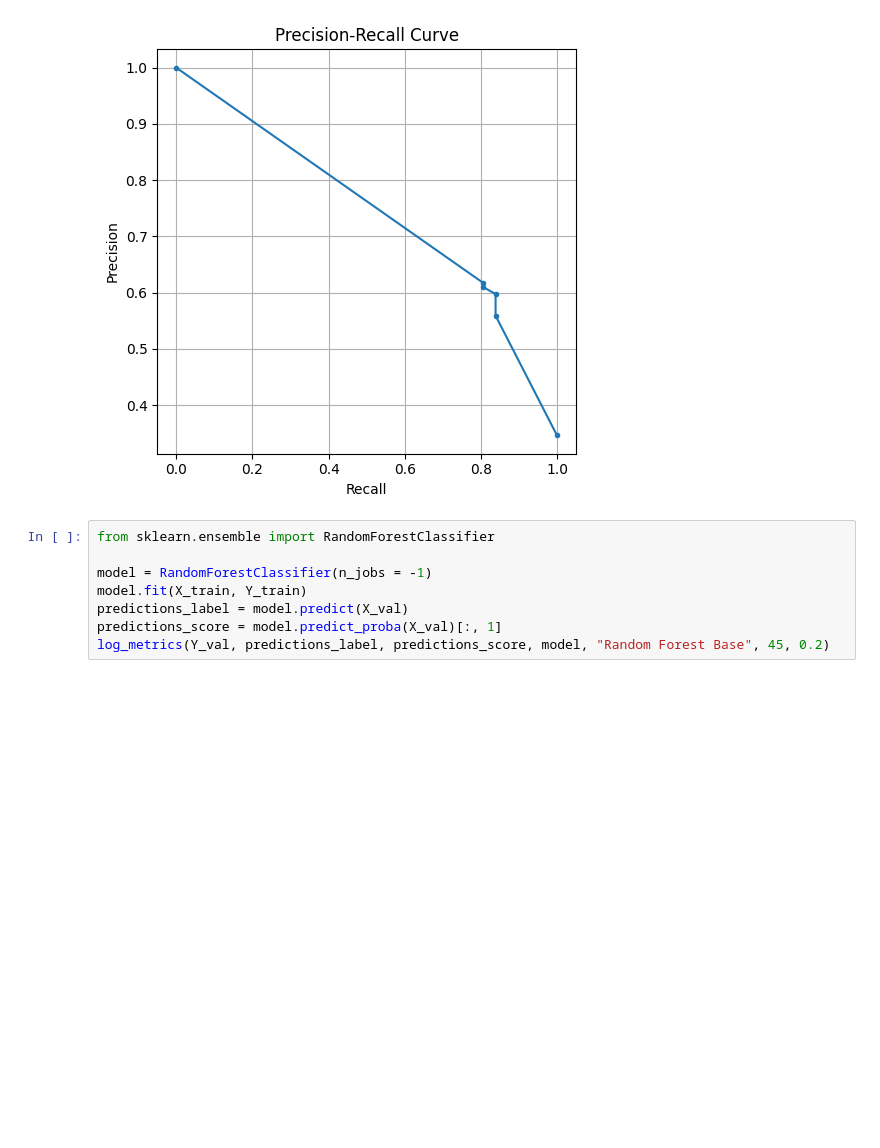
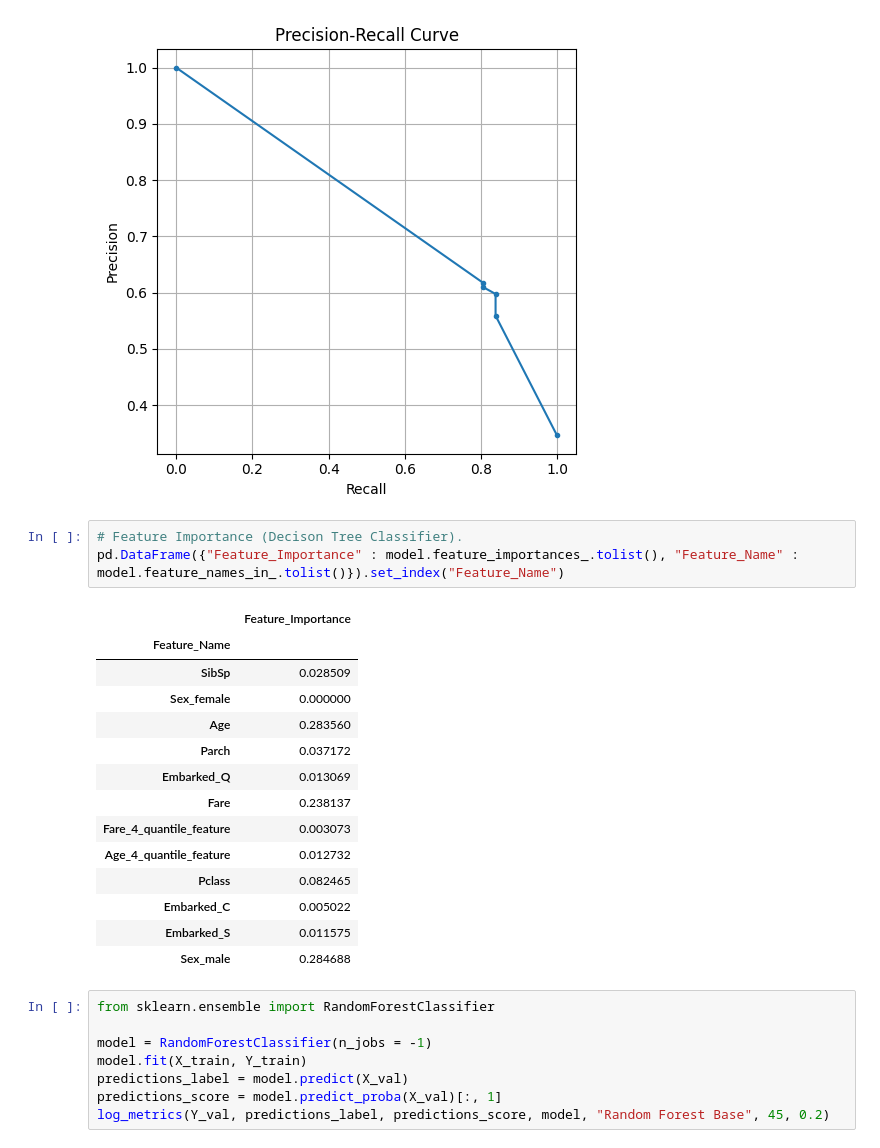
Before and after one commit to apoorvjha/PFDS-Assignment-Titanic, a Jupyter notebook: notebooks/model_iteration.ipynb, the cells around one changed output. Drawn from its saved outputs; the diff is of its cells as text; blank space fills up the shorter version.

```diff
--- a/notebooks/model_iteration.ipynb
+++ b/notebooks/model_iteration.ipynb
@@ -399,6 +405,24 @@ PR AUC Score :  0.7446306211704604
 ============================================================
 [figure]
 [figure]
+# %%
+# Feature Importance (Decison Tree Classifier).
+pd.DataFrame({"Feature_Importance" : model.feature_importances_.tolist(), "Feature_Name" : model.feature_names_in_.tolist()}).set_index("Feature_Name")
+# %% [output]
+|  | Feature_Importance |
+| Feature_Name |  |
+| SibSp | 0.028509 |
+| Sex_female | 0.000000 |
+| Age | 0.283560 |
+| Parch | 0.037172 |
+| Embarked_Q | 0.013069 |
+| Fare | 0.238137 |
+| Fare_4_quantile_feature | 0.003073 |
+| Age_4_quantile_feature | 0.012732 |
+| Pclass | 0.082465 |
+| Embarked_C | 0.005022 |
+| Embarked_S | 0.011575 |
+| Sex_male | 0.284688 |
 # %%
 from sklearn.ensemble import RandomForestClassifier
 
```
Also changed, not shown: parts of 1 cell of this notebook.
